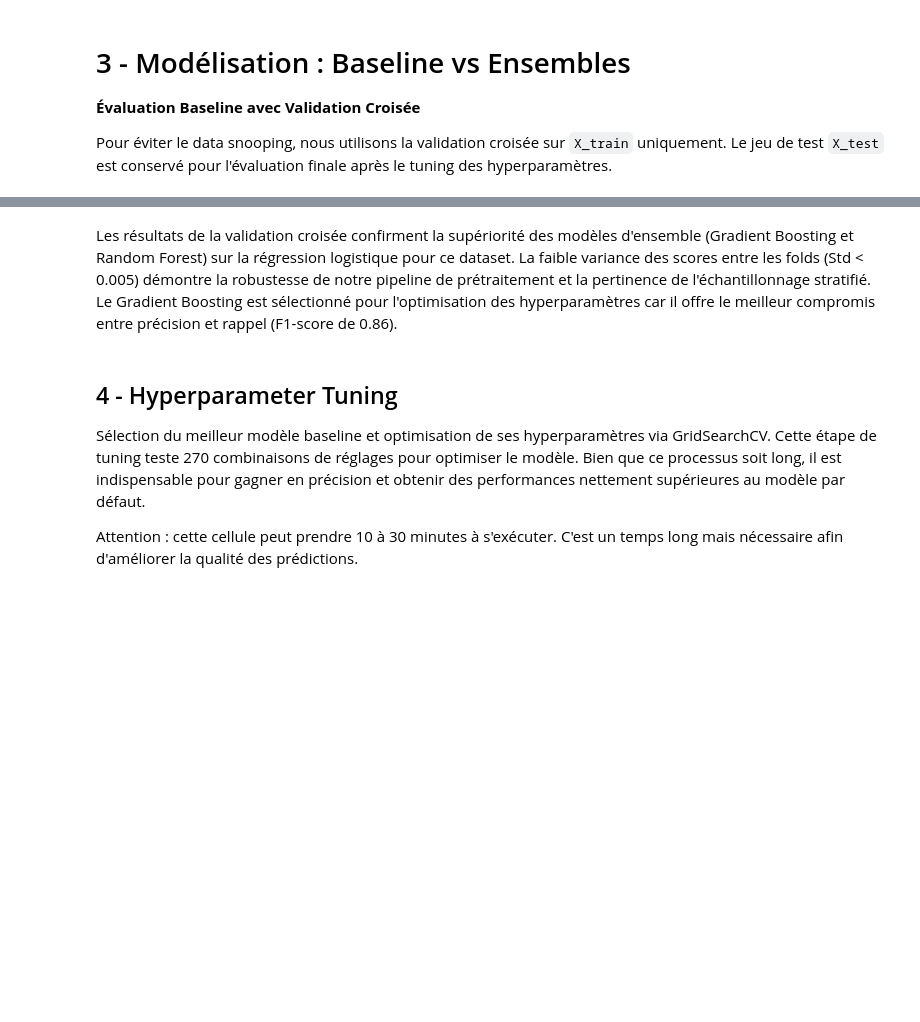
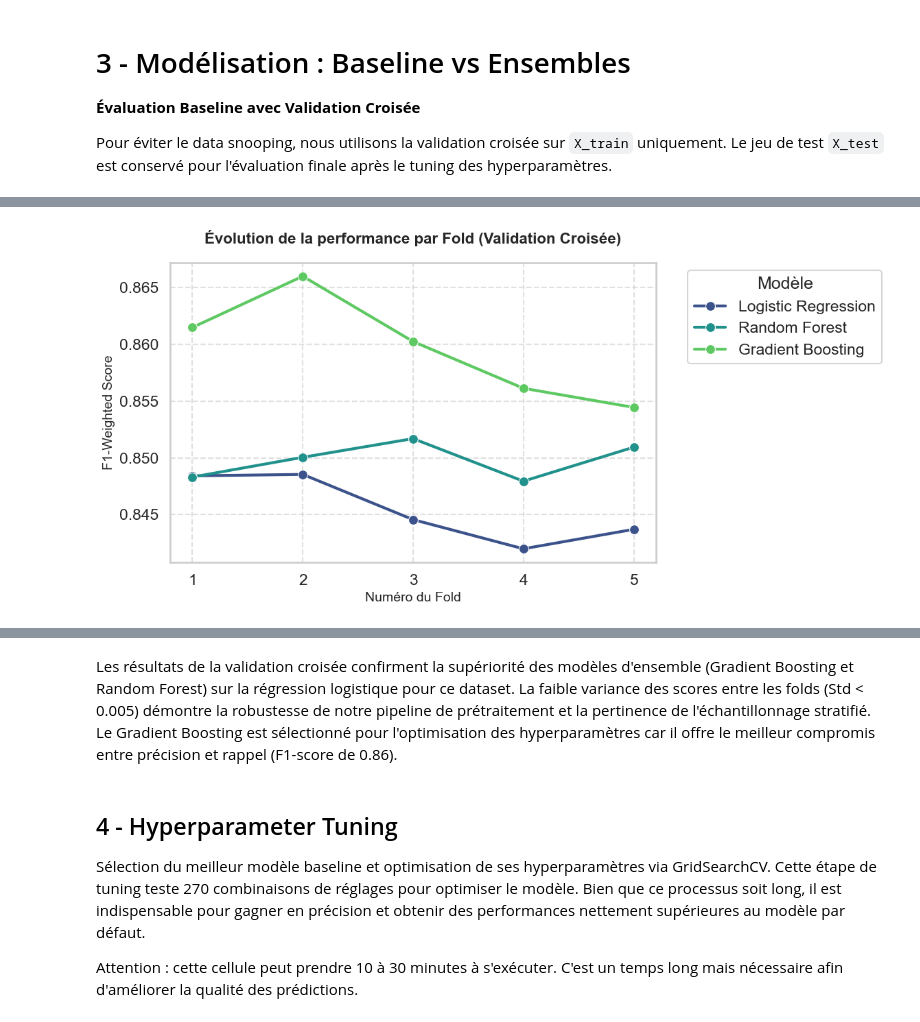
Before and after one commit to clemrep/ml-adult-income, a Jupyter notebook: projet.ipynb, the cells around one changed output, grey strips where cells are left out. Cells and saved outputs as stored; diff of their text form; code cells hidden in the pictures; blank space fills up the shorter version.

Commit message:
🎨 add comparison by fold for each models

```diff
--- a/projet.ipynb
+++ b/projet.ipynb
@@ -549,0 +652,75 @@ print(metrics_df.to_string(index=False))
+# %%
+models = {
+    "Logistic Regression": LogisticRegression(max_iter=1000, random_state=42),
+    "Random Forest": RandomForestClassifier(n_estimators=300, random_state=42, n_jobs=-1),
+    "Gradient Boosting": GradientBoostingClassifier(random_state=42),
+}
+
+trained_pipelines = {}
+metrics_records = []
+all_cv_scores = [] # Liste pour stocker le détail fold par fold
+
+print("=== Évaluation Baseline avec Validation Croisée (5 folds) ===\n")
+
+for name, estimator in models.items():
+    clf = Pipeline(steps=[
+        ("preprocessor", preprocessor),
+        ("model", estimator),
+    ])
+
+    cv_scores = cross_val_score(clf, X_train, y_train, cv=5, scoring='f1_weighted', n_jobs=-1)
+
+    # On stocke chaque score individuellement avec le nom du modèle pour le graphique
+    for i, score in enumerate(cv_scores):
+        all_cv_scores.append({"Model": name, "Fold": i+1, "F1-Score": score})
+
+    clf.fit(X_train, y_train)
+    trained_pipelines[name] = clf
+
+    mean_cv = cv_scores.mean()
+    std_cv = cv_scores.std()
+
+    metrics_records.append({
+        "Model": name,
+        "CV F1-Weighted Mean": mean_cv,
+        "CV F1-Weighted Std": std_cv
+    })
+
+    print(f"===== {name} =====")
+    print(f"CV F1-Weighted: {mean_cv:.4f} (+/- {std_cv:.4f})")
+    print(f"Scores par fold: {cv_scores}\n")
+
+metrics_df = pd.DataFrame(metrics_records).sort_values(by="CV F1-Weighted Mean", ascending=False)
+cv_details_df = pd.DataFrame(all_cv_scores) # DataFrame détaillé pour le graph
+
+print("\n=== Résumé des performances Baseline ===")
+print(metrics_df.to_string(index=False))
+
+# Choix d'un style premium
+sns.set_context("talk")
+plt.figure(figsize=(12, 6))
+
+# Création d'un graphique à lignes pour suivre l'évolution fold par fold
+sns.lineplot(
+    data=cv_details_df,
+    x="Fold",
+    y="F1-Score",
+    hue="Model",
+    marker="o",
+    markersize=10,
+    linewidth=3,
+    palette="viridis"
+)
+
+plt.title("Évolution de la performance par Fold (Validation Croisée)", fontsize=16, fontweight='bold', pad=20)
+plt.ylabel("F1-Weighted Score", fontsize=14)
+plt.xlabel("Numéro du Fold", fontsize=14)
+plt.xticks([1, 2, 3, 4, 5]) # On s'assure d'afficher les entiers 1 à 5
+
+# Ajout d'une grille légère et placement de la légende
+plt.grid(True, linestyle='--', alpha=0.6)
+plt.legend(title="Modèle", bbox_to_anchor=(1.05, 1), loc='upper left')
+
+plt.tight_layout()
+plt.show()
+# %% [output]
@@ -549,0 +747 @@ print(metrics_df.to_string(index=False))
+[figure, added]
```
Also changed, not shown: parts of 28 cells of this notebook.
